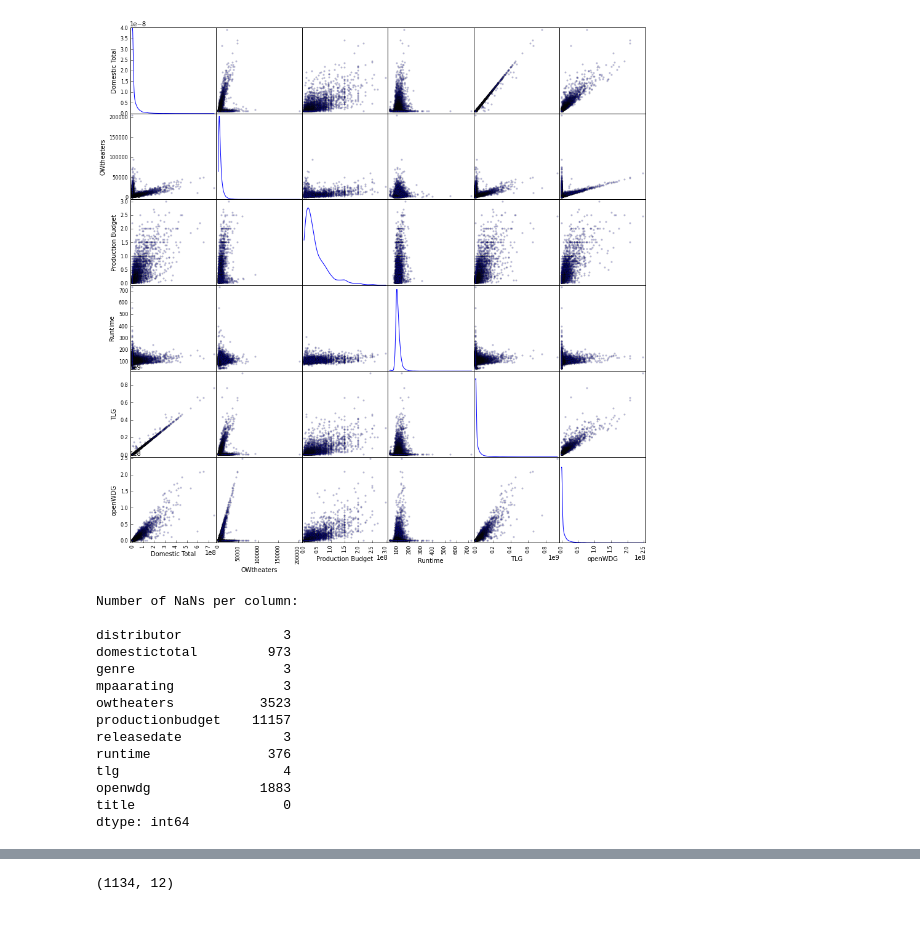
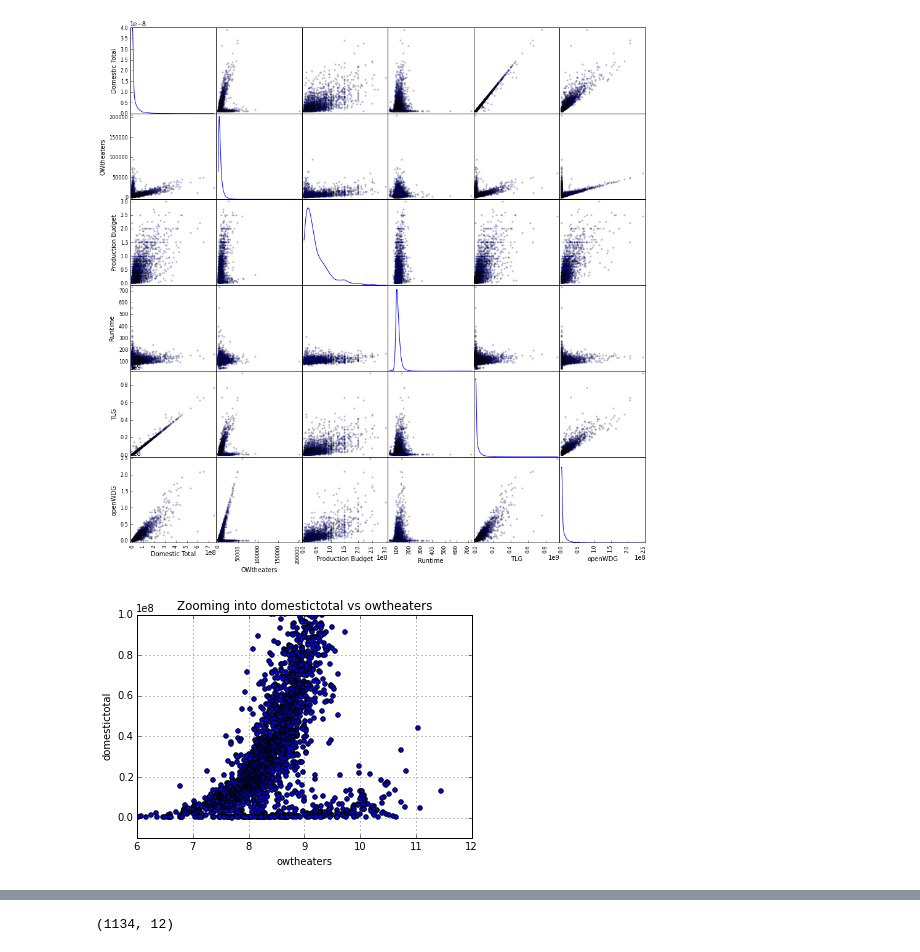
Before and after one commit to iwonapawel/WebScraping, a Jupyter notebook: profitability_analysis.ipynb, the cells around one changed output, grey strips where cells are left out. Cells and saved outputs as stored; diff of their text form; code cells hidden in the pictures; blank space fills up the shorter version.

```diff
--- a/profitability_analysis.ipynb
+++ b/profitability_analysis.ipynb
@@ -86,21 +196,11 @@ array([[<matplotlib.axes._subplots.AxesSubplot object at 0x...>,
-# %%
-# Counting NaN values:
-NaNs_per_col = df1.isnull().sum(axis=0)
-print 'Number of NaNs per column: '
-print
-print NaNs_per_col
-# %% [output]
-Number of NaNs per column:
-
-distributor             3
-domestictotal         973
-genre                   3
-mpaarating              3
-owtheaters           3523
-productionbudget    11157
-releasedate             3
-runtime               376
-tlg                     4
-openwdg              1883
-title                   0
-dtype: int64
+# %%
+# zooming into structure with two components, the lower one - a word of caution (possibly no profit), let's see
+# below a distribution across genre for events in the lower component
+plt.scatter(np.log(df1['owtheaters']),df1['domestictotal'])
+plt.axis([6,12,-0.1e8,1e8])
+plt.xlabel('owtheaters')
+plt.ylabel('domestictotal')
+plt.title('Zooming into domestictotal vs owtheaters')
+plt.grid()
+# %% [output]
+[figure, added]
```
Also changed, not shown: parts of 47 cells of this notebook.
